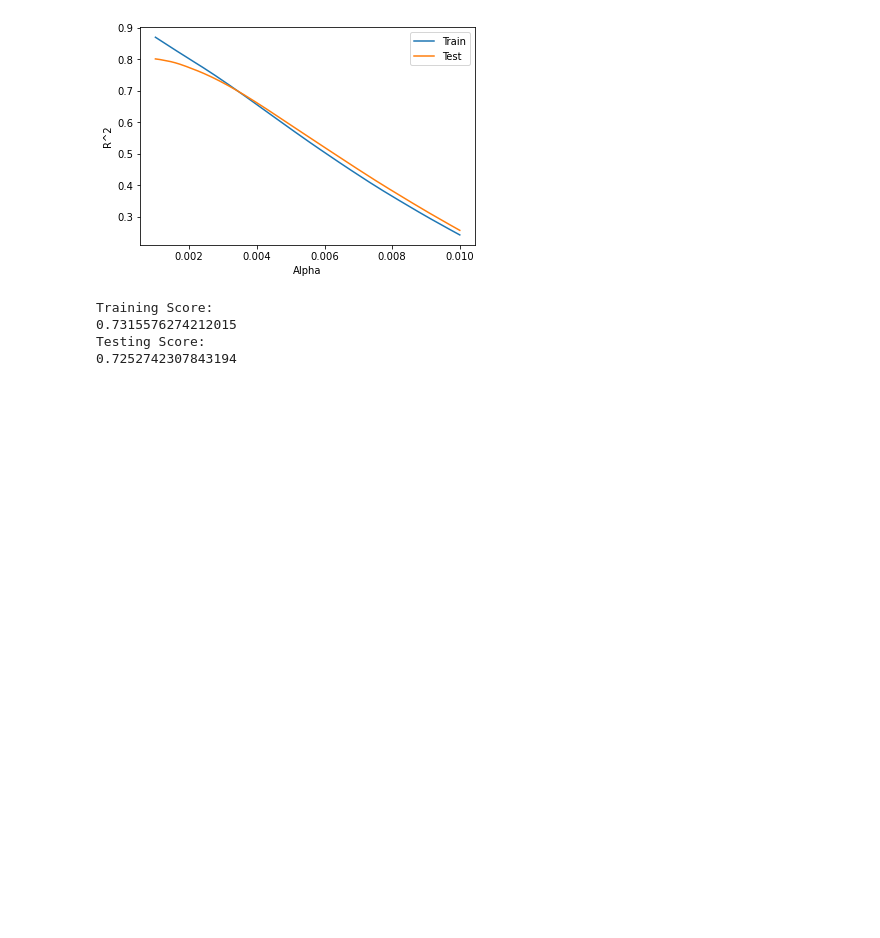
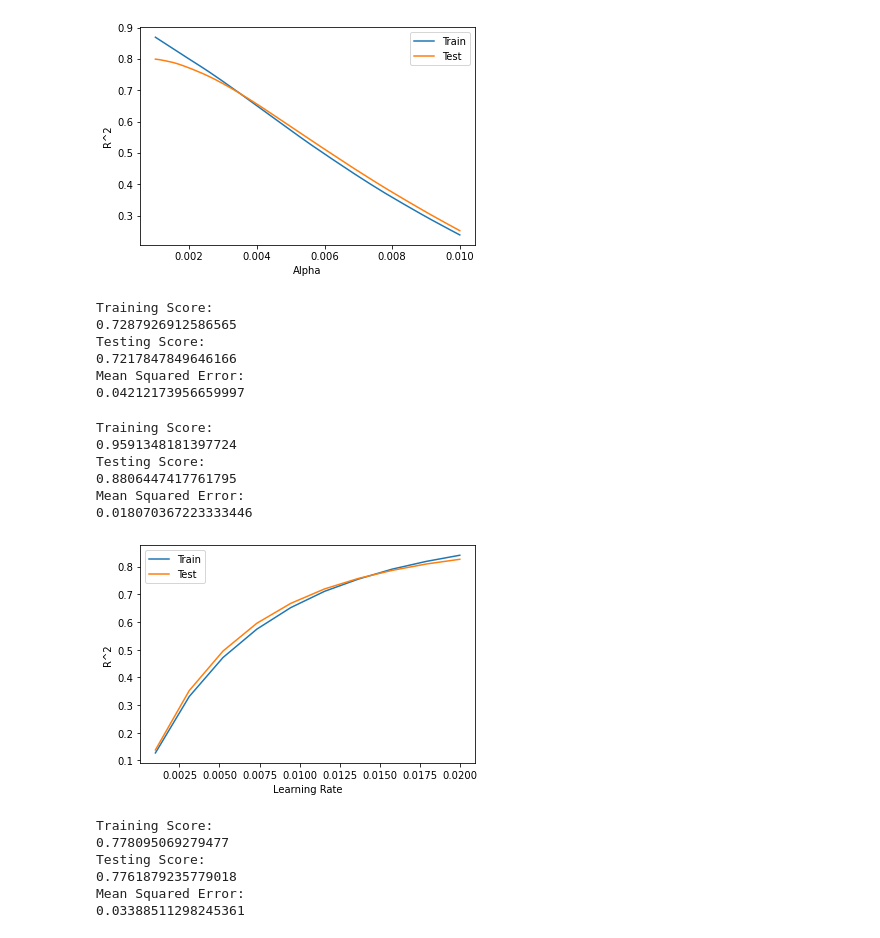
Before and after one commit to chasesariaslani/Machine_Learning_Project, a Jupyter notebook: Feature_Importances.ipynb, the cells around one changed output. Cells and saved outputs as stored; diff of their text form; code cells hidden in the pictures; blank space fills up the shorter version.

```diff
--- a/Feature_Importances.ipynb
+++ b/Feature_Importances.ipynb
@@ -253,7 +283,7 @@ plt.show()
 [figure]
 # %%
 # Lasso Redone
-lasso.set_params(alpha=0.001, normalize=True)
+lasso.set_params(alpha=0.002, normalize=True)
 lasso.fit(X_train, Y_train)
 print('Training Score:', lasso.score(X_train, Y_train), sep='\n')
 print('Testing Score:', lasso.score(X_test, Y_test), sep='\n')
@@ -305,8 +339,57 @@ net.set_params(alpha=0.003, normalize=True)
 net.fit(X_train, Y_train)
 print('Training Score:', net.score(X_train, Y_train), sep='\n')
 print('Testing Score:', net.score(X_test, Y_test), sep='\n')
+print("Mean Squared Error:", mean_squared_error(Y_test, net.predict(X_test)), sep='\n')
 # %% [output]
 Training Score:
-0.7315576274212015
+0.7287926912586565
 Testing Score:
-0.7252742307843194
+0.7217847849646166
+Mean Squared Error:
+0.04212173956659997
+# %%
+gbm = GradientBoostingRegressor()
+gbm.fit(X_train, Y_train)
+print('Training Score:', gbm.score(X_train, Y_train), sep='\n')
+print('Testing Score:', gbm.score(X_test, Y_test), sep='\n')
+print("Mean Squared Error:", mean_squared_error(Y_test, gbm.predict(X_test)), sep='\n')
+# %% [output]
+Training Score:
+0.9591348181397724
+Testing Score:
+0.8806447417761795
+Mean Squared Error:
+0.018070367223333446
+# %%
+# Add Learning rate:
+learn_rate = np.linspace(0.001, 0.02, 10)
+R2_train = []
+R2_test = []
+for rate in learn_rate:
+    gbm.set_params(learning_rate=rate)
+    gbm.fit(X_train, Y_train)
+    R2_train.append(gbm.score(X_train, Y_train))
+    R2_test.append(gbm.score(X_test, Y_test))
+# %%
+plt.plot(learn_rate, R2_train)
+plt.plot(learn_rate, R2_test)
+plt.legend(('Train', 'Test'))
+plt.xlabel('Learning Rate')
+plt.ylabel('R^2')
+plt.show()
+# Looks like 0.0150 is a good learning rate or somewhere in that area.
+# %% [output]
+[figure, added]
+# %%
+gbm.set_params(learning_rate=0.0150)
+gbm.fit(X_train, Y_train)
+print('Training Score:', gbm.score(X_train, Y_train), sep='\n')
+print('Testing Score:', gbm.score(X_test, Y_test), sep='\n')
+print("Mean Squared Error:", mean_squared_error(Y_test, gbm.predict(X_test)), sep='\n')
+# %% [output]
+Training Score:
+0.778095069279477
+Testing Score:
+0.7761879235779018
+Mean Squared Error:
+0.03388511298245361
```
Also changed, not shown: parts of 24 cells of this notebook.
